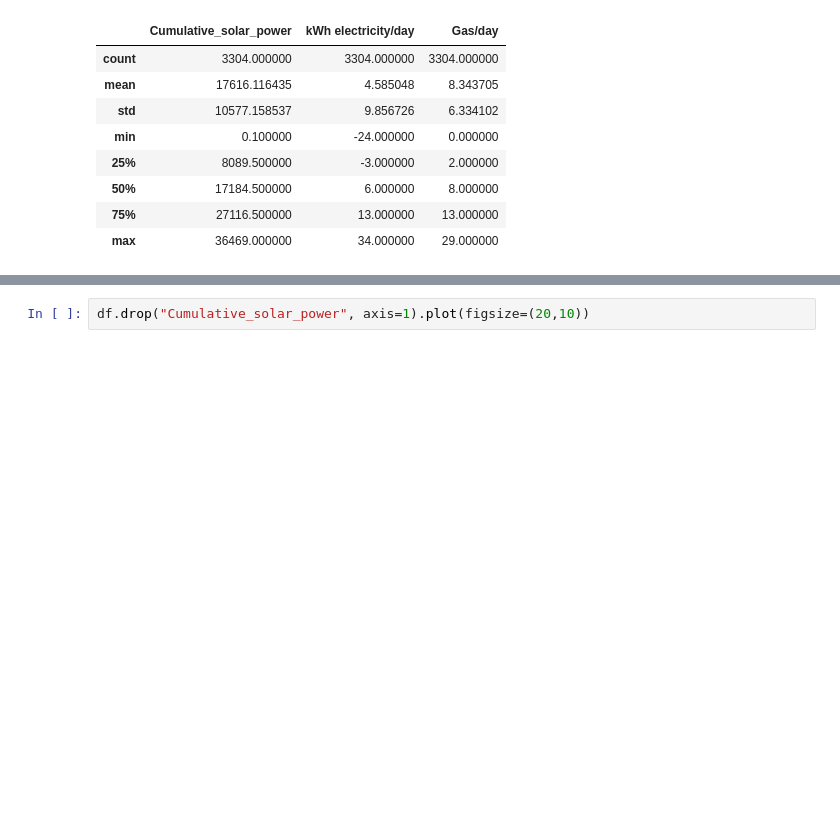
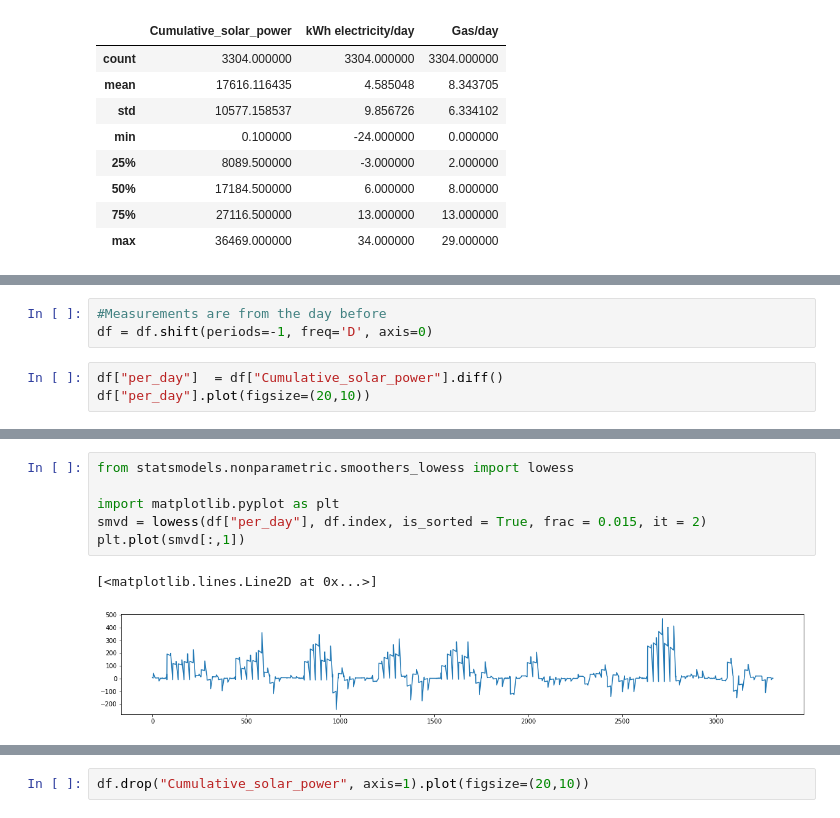
Before and after one commit to NiBa97/Solarpower-LSTM, a Jupyter notebook: daily-power-production-of-solar-panels/explore.ipynb, the cells around one changed output, grey strips where cells are left out. Drawn from its saved outputs; the diff is of its cells as text; blank space fills up the shorter version.

Commit message:
Trying to smooth the data, needs to be continued

```diff
--- a/daily-power-production-of-solar-panels/explore.ipynb
+++ b/daily-power-production-of-solar-panels/explore.ipynb
@@ -18,0 +23,6 @@ df.describe()
+# %%
+#Measurements are from the day before
+df = df.shift(periods=-1, freq='D', axis=0)
+# %%
+df["per_day"]  = df["Cumulative_solar_power"].diff()
+df["per_day"].plot(figsize=(20,10))
@@ -18,0 +32,9 @@ df.describe()
+# %%
+from statsmodels.nonparametric.smoothers_lowess import lowess
+
+import matplotlib.pyplot as plt
+smvd = lowess(df["per_day"], df.index, is_sorted = True, frac = 0.015, it = 2)
+plt.plot(smvd[:,1])
+# %% [output]
+[<matplotlib.lines.Line2D at 0x...>]
+[figure, added]
```
Also changed, not shown: parts of 6 cells of this notebook, 1 other file.
